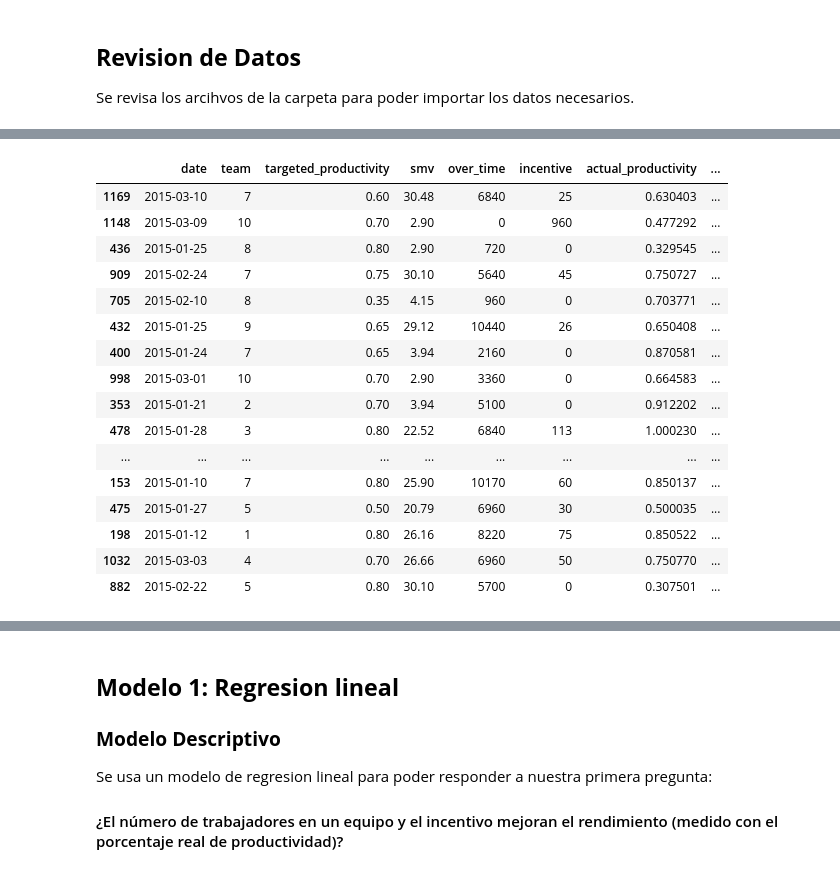
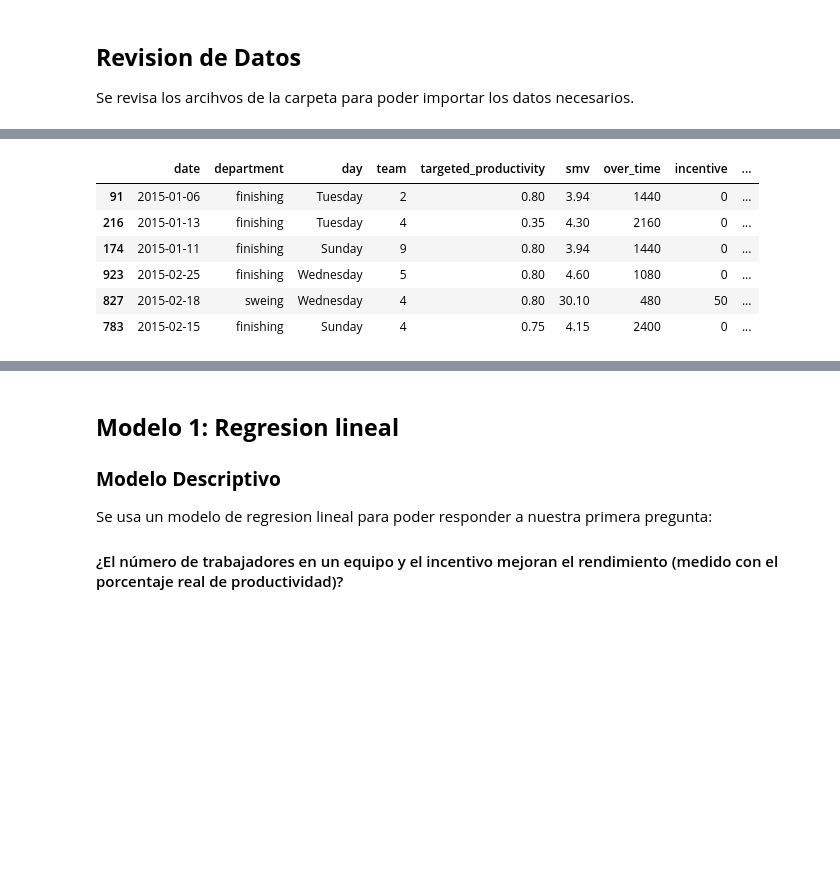
Before and after one commit to nicolascardenast/ACTD-proyecto1, a Jupyter notebook: model_desarrollo.ipynb, the cells around one changed output, grey strips where cells are left out. Cells and saved outputs as stored; diff of their text form; code cells hidden in the pictures; blank space fills up the shorter version.

```diff
--- a/model_desarrollo.ipynb
+++ b/model_desarrollo.ipynb
@@ -31,24 +39,14 @@ os.listdir()
 # %%
 df=pd.read_csv('datos_limpios.csv')
-df.sample(30)
+df.sample(6)
 # %% [output]
-|  | date | team | targeted_productivity | smv | over_time | incentive | actual_productivity | ... |
-| 1169 | 2015-03-10 | 7 | 0.60 | 30.48 | 6840 | 25 | 0.630403 | ... |
-| 1148 | 2015-03-09 | 10 | 0.70 | 2.90 | 0 | 960 | 0.477292 | ... |
-| 436 | 2015-01-25 | 8 | 0.80 | 2.90 | 720 | 0 | 0.329545 | ... |
-| 909 | 2015-02-24 | 7 | 0.75 | 30.10 | 5640 | 45 | 0.750727 | ... |
-| 705 | 2015-02-10 | 8 | 0.35 | 4.15 | 960 | 0 | 0.703771 | ... |
-| 432 | 2015-01-25 | 9 | 0.65 | 29.12 | 10440 | 26 | 0.650408 | ... |
-| 400 | 2015-01-24 | 7 | 0.65 | 3.94 | 2160 | 0 | 0.870581 | ... |
-| 998 | 2015-03-01 | 10 | 0.70 | 2.90 | 3360 | 0 | 0.664583 | ... |
-| 353 | 2015-01-21 | 2 | 0.70 | 3.94 | 5100 | 0 | 0.912202 | ... |
-| 478 | 2015-01-28 | 3 | 0.80 | 22.52 | 6840 | 113 | 1.000230 | ... |
-| ... | ... | ... | ... | ... | ... | ... | ... | ... |
-| 153 | 2015-01-10 | 7 | 0.80 | 25.90 | 10170 | 60 | 0.850137 | ... |
-| 475 | 2015-01-27 | 5 | 0.50 | 20.79 | 6960 | 30 | 0.500035 | ... |
-| 198 | 2015-01-12 | 1 | 0.80 | 26.16 | 8220 | 75 | 0.850522 | ... |
-| 1032 | 2015-03-03 | 4 | 0.70 | 26.66 | 6960 | 50 | 0.750770 | ... |
-| 882 | 2015-02-22 | 5 | 0.80 | 30.10 | 5700 | 0 | 0.307501 | ... |
+|  | date | department | day | team | targeted_productivity | smv | over_time | incentive | ... |
+| 91 | 2015-01-06 | finishing | Tuesday | 2 | 0.80 | 3.94 | 1440 | 0 | ... |
+| 216 | 2015-01-13 | finishing | Tuesday | 4 | 0.35 | 4.30 | 2160 | 0 | ... |
+| 174 | 2015-01-11 | finishing | Sunday | 9 | 0.80 | 3.94 | 1440 | 0 | ... |
+| 923 | 2015-02-25 | finishing | Wednesday | 5 | 0.80 | 4.60 | 1080 | 0 | ... |
+| 827 | 2015-02-18 | sweing | Wednesday | 4 | 0.80 | 30.10 | 480 | 50 | ... |
+| 783 | 2015-02-15 | finishing | Sunday | 4 | 0.75 | 4.15 | 2400 | 0 | ... |
 # %%
 df.info()
 # %% [output]
```
Also changed, not shown: parts of 25 cells of this notebook.
